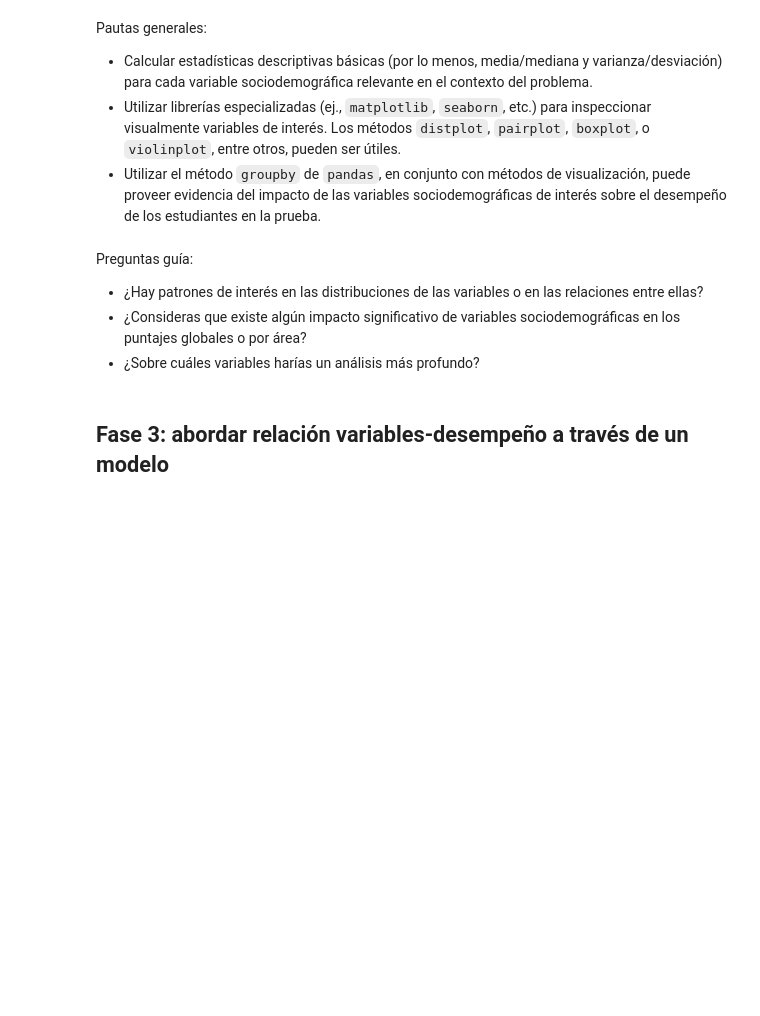
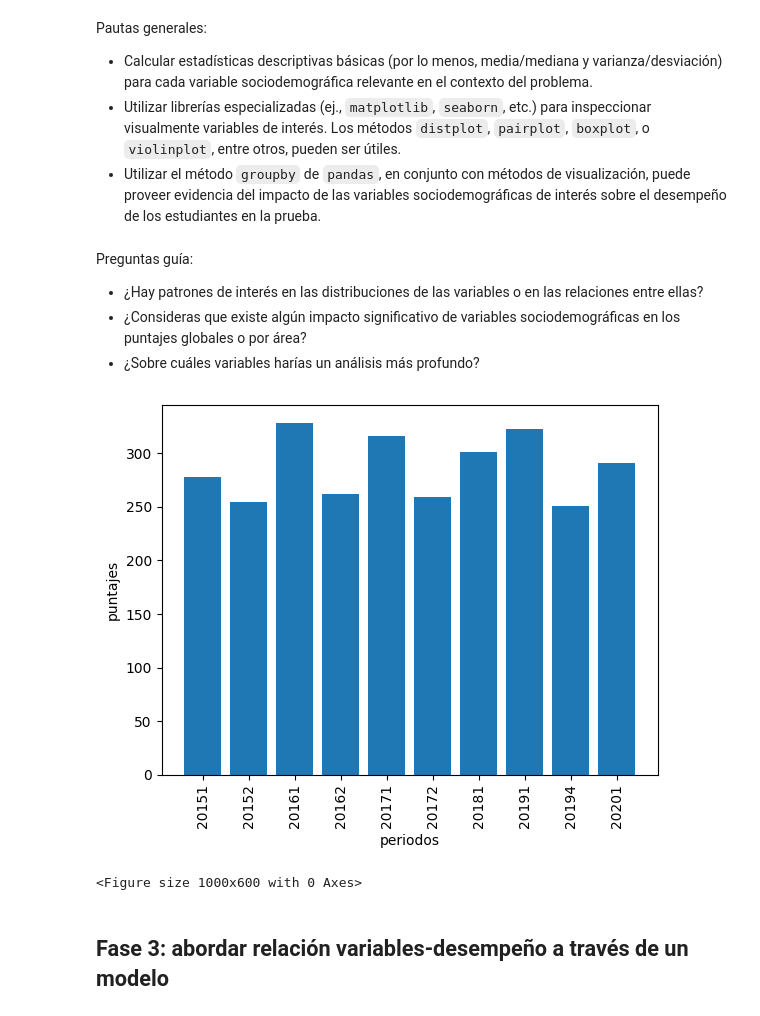
Before and after one commit to anfisbena/MIAD, a Jupyter notebook: LAB2/LABORATORIO - Enunciado.ipynb, the cells around one changed output. Cells and saved outputs as stored; diff of their text form; code cells hidden in the pictures; blank space fills up the shorter version.

```diff
--- a/LAB2/LABORATORIO - Enunciado.ipynb
+++ b/LAB2/LABORATORIO - Enunciado.ipynb
@@ -144,3 +156,22 @@ Preguntas guía:
+# %%
+
+# Implementa tu respuesta en esta celda
+
+def grafica_dispersion():
+    x=datos['datos_genero']['M']['puntaje_global'].keys()
+    y=datos['datos_genero']['M']['puntaje_global'].values()
+    plt.xlabel('periodos')
+    plt.ylabel('puntajes')
+    plt.bar(x,y)
+    plt.xticks(rotation=90)
+    plt.figure(figsize=(10, 6))
+    return plt.show()
+
+# grafica_dispersion(df)
+grafica_dispersion()
+# %% [output]
+[figure, added]
+<Figure size 1000x600 with 0 Axes>
 # %% [markdown]
 ## Fase 3: abordar relación variables-desempeño a través de un modelo
 # %% [markdown]
```
Also changed, not shown: parts of 5 cells of this notebook.
